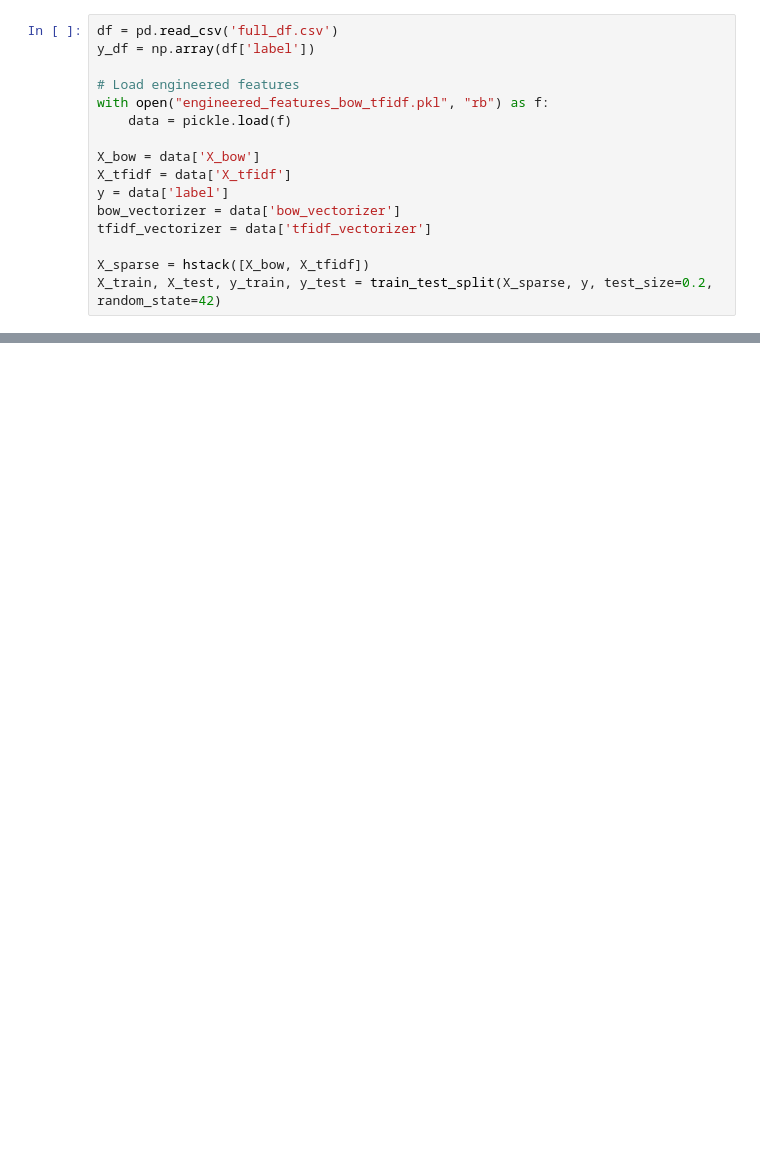
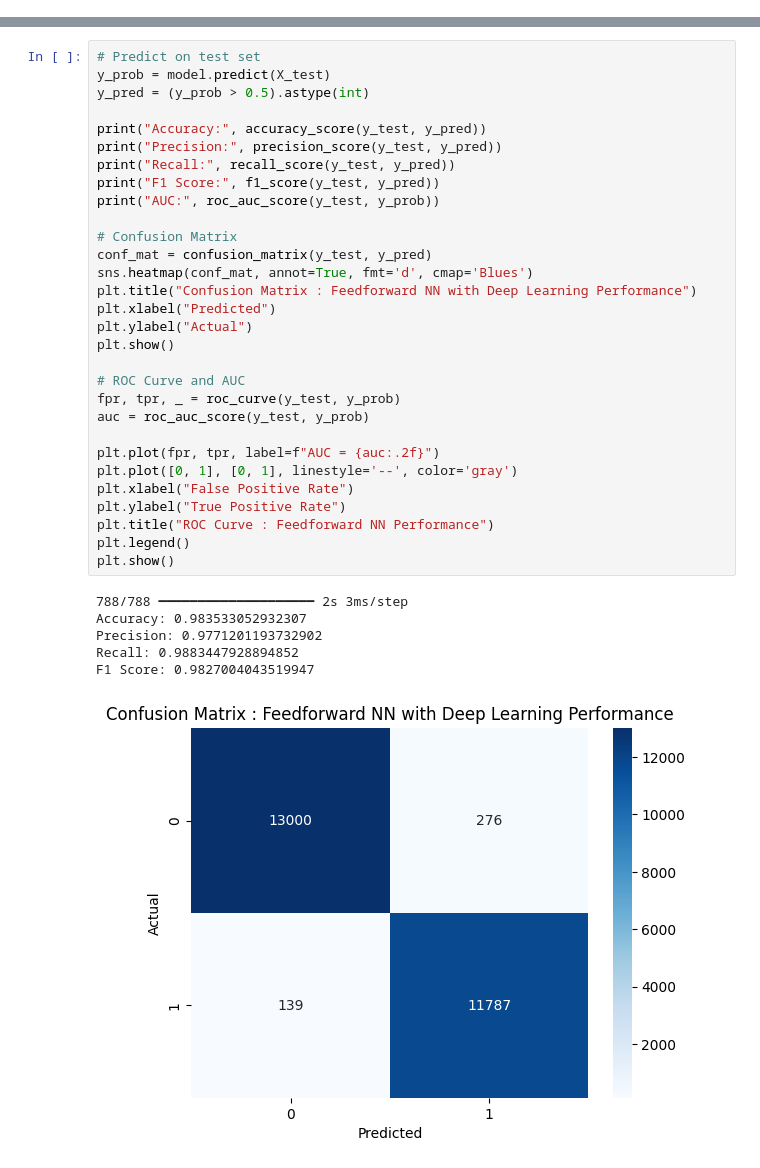
Before and after one commit to kmjtxt/spam_email_detection, a Jupyter notebook: Models/Deep Learning.ipynb, the cells around one changed output, grey strips where cells are left out. Saved outputs shown, nothing was run; the diff lists cells and outputs as text; blank space fills up the shorter version.

```diff
--- a/Models/Deep Learning.ipynb
+++ b/Models/Deep Learning.ipynb
@@ -20,16 +28,0 @@ from sklearn.feature_selection import SelectKBest, f_classif
-# %%
-df = pd.read_csv('full_df.csv')
-y_df = np.array(df['label'])
-
-# Load engineered features
-with open("engineered_features_bow_tfidf.pkl", "rb") as f:
-    data = pickle.load(f)
-
-X_bow = data['X_bow']
-X_tfidf = data['X_tfidf']
-y = data['label']
-bow_vectorizer = data['bow_vectorizer']
-tfidf_vectorizer = data['tfidf_vectorizer']
-
-X_sparse = hstack([X_bow, X_tfidf])
-X_train, X_test, y_train, y_test = train_test_split(X_sparse, y, test_size=0.2, random_state=42)
@@ -221,0 +200,37 @@ for idx in [100, 1000, 5000]:
+# %%
+# Predict on test set
+y_prob = model.predict(X_test)
+y_pred = (y_prob > 0.5).astype(int)
+
+print("Accuracy:", accuracy_score(y_test, y_pred))
+print("Precision:", precision_score(y_test, y_pred))
+print("Recall:", recall_score(y_test, y_pred))
+print("F1 Score:", f1_score(y_test, y_pred))
+print("AUC:", roc_auc_score(y_test, y_prob))
+
+# Confusion Matrix
+conf_mat = confusion_matrix(y_test, y_pred)
+sns.heatmap(conf_mat, annot=True, fmt='d', cmap='Blues')
+plt.title("Confusion Matrix : Feedforward NN with Deep Learning Performance")
+plt.xlabel("Predicted")
+plt.ylabel("Actual")
+plt.show()
+
+# ROC Curve and AUC
+fpr, tpr, _ = roc_curve(y_test, y_prob)
+auc = roc_auc_score(y_test, y_prob)
+
+plt.plot(fpr, tpr, label=f"AUC = {auc:.2f}")
+plt.plot([0, 1], [0, 1], linestyle='--', color='gray')
+plt.xlabel("False Positive Rate")
+plt.ylabel("True Positive Rate")
+plt.title("ROC Curve : Feedforward NN Performance")
+plt.legend()
+plt.show()
+# %% [output]
+788/788 ━━━━━━━━━━━━━━━━━━━━ 2s 3ms/step
+Accuracy: 0.983533052932307
+Precision: 0.9771201193732902
+Recall: 0.9883447928894852
+F1 Score: 0.9827004043519947
+[figure, added]
```
Also changed, not shown: parts of 24 cells of this notebook.
